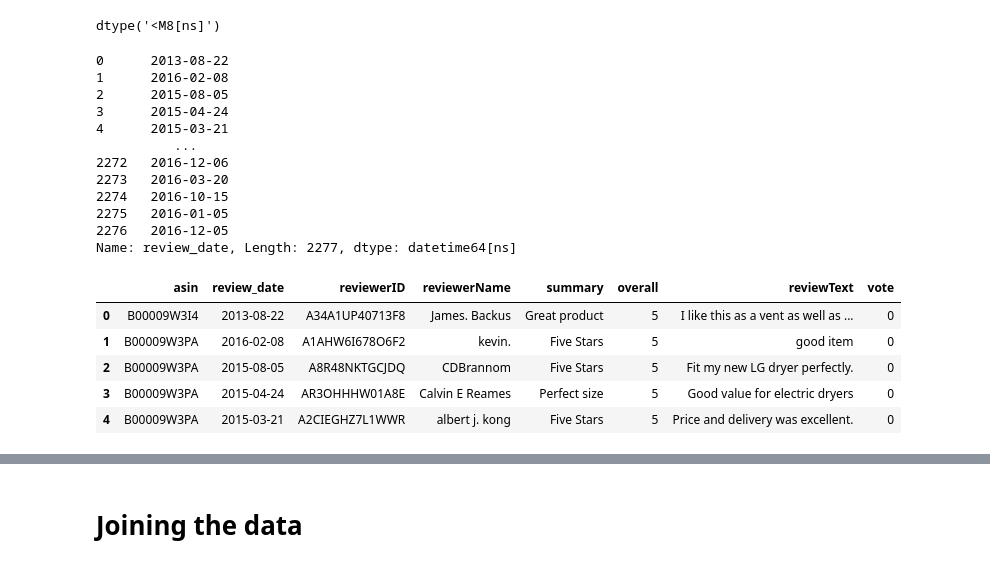
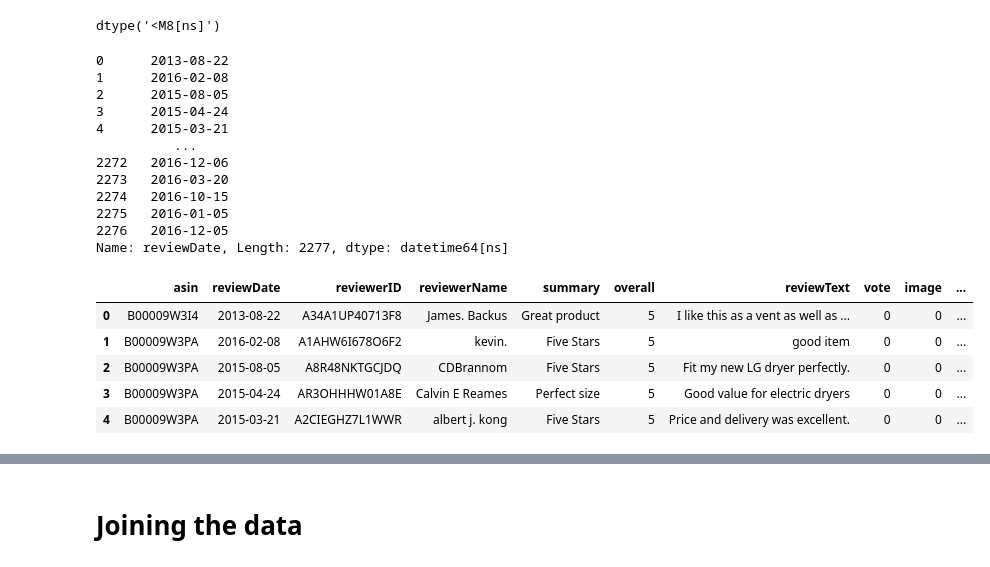
Before and after one commit to VianneyMI/amazon_fake_reviews, a Jupyter notebook: model_features/data_cleaning.ipynb, the cells around one changed output, grey strips where cells are left out. Drawn from its saved outputs; the diff is of its cells as text; code cells hidden in the pictures.

```diff
--- a/model_features/data_cleaning.ipynb
+++ b/model_features/data_cleaning.ipynb
@@ -135,0 +178,2 @@ df_appliances.head()
+# %%
+df_appliances['image']=df_appliances['image'].apply(lambda x: x[0] if isinstance(x,list) and x else 'N/A')
@@ -135,0 +195,4 @@ df_appliances.head()
+# %%
+#Convert image into a categorical indicating variable
+df_appliances['image']=df_appliances['image'].apply(lambda x: 1 if isinstance(x,str) and 'https' in x else 0)
+df_appliances.head()
@@ -138,7 +214,7 @@ df_appliances.head()
 df_appliances['vote']=df_appliances['vote'].fillna(0)
 df_appliances['vote']=df_appliances['vote'].apply(lambda x: x.replace(',','') if isinstance(x,str) else x)
 # %%
-df_appliances['review_date']=df_appliances['unixReviewTime'].apply(lambda x:datetime.datetime.utcfromtimestamp(x).strftime('%Y-%m-%d'))
+df_appliances['reviewDate']=df_appliances['unixReviewTime'].apply(lambda x:datetime.datetime.utcfromtimestamp(x).strftime('%Y-%m-%d'))
 # %%
 df_appliances.head()
 # %% [output]
@@ -149,12 +225,12 @@ df_appliances.head()
 | 3 | 5 | True | 04 24, 2015 | AR3OHHHW01A8E | B00009W3PA | {'Size:': ' 6-Foot'} | Calvin E Reames | Good value for electric dryers | Perfect size | ... |
 | 4 | 5 | True | 03 21, 2015 | A2CIEGHZ7L1WWR | B00009W3PA | {'Size:': ' 6-Foot'} | albert j. kong | Price and delivery was excellent. | Five Stars | ... |
 # %%
-df_appliances['review_date']=df_appliances['review_date'].astype('datetime64')
-df_appliances['review_date'].dtype
+df_appliances['reviewDate']=df_appliances['reviewDate'].astype('datetime64')
+df_appliances['reviewDate'].dtype
 # %% [output]
 dtype('<M8[ns]')
 # %%
-df_appliances['review_date']
+df_appliances['reviewDate']
 # %% [output]
 0      2013-08-22
 1      2016-02-08
@@ -167,16 +243,16 @@ df_appliances['review_date']
 2274   2016-10-15
 2275   2016-01-05
 2276   2016-12-05
-Name: review_date, Length: 2277, dtype: datetime64[ns]
+Name: reviewDate, Length: 2277, dtype: datetime64[ns]
 # %%
 #Filtering and reordering columns
 
-df_appliances=df_appliances[['asin','review_date','reviewerID','reviewerName','summary','overall','reviewText','vote']]
+df_appliances=df_appliances[['asin','reviewDate','reviewerID','reviewerName','summary','overall','reviewText','vote','image','verified']]
 df_appliances.head()
 # %% [output]
-|  | asin | review_date | reviewerID | reviewerName | summary | overall | reviewText | vote |
-| 0 | B00009W3I4 | 2013-08-22 | A34A1UP40713F8 | James. Backus | Great product | 5 | I like this as a vent as well as ... | 0 |
-| 1 | B00009W3PA | 2016-02-08 | A1AHW6I678O6F2 | kevin. | Five Stars | 5 | good item | 0 |
-| 2 | B00009W3PA | 2015-08-05 | A8R48NKTGCJDQ | CDBrannom | Five Stars | 5 | Fit my new LG dryer perfectly. | 0 |
-| 3 | B00009W3PA | 2015-04-24 | AR3OHHHW01A8E | Calvin E Reames | Perfect size | 5 | Good value for electric dryers | 0 |
-| 4 | B00009W3PA | 2015-03-21 | A2CIEGHZ7L1WWR | albert j. kong | Five Stars | 5 | Price and delivery was excellent. | 0 |
+|  | asin | reviewDate | reviewerID | reviewerName | summary | overall | reviewText | vote | image | ... |
+| 0 | B00009W3I4 | 2013-08-22 | A34A1UP40713F8 | James. Backus | Great product | 5 | I like this as a vent as well as ... | 0 | 0 | ... |
+| 1 | B00009W3PA | 2016-02-08 | A1AHW6I678O6F2 | kevin. | Five Stars | 5 | good item | 0 | 0 | ... |
+| 2 | B00009W3PA | 2015-08-05 | A8R48NKTGCJDQ | CDBrannom | Five Stars | 5 | Fit my new LG dryer perfectly. | 0 | 0 | ... |
+| 3 | B00009W3PA | 2015-04-24 | AR3OHHHW01A8E | Calvin E Reames | Perfect size | 5 | Good value for electric dryers | 0 | 0 | ... |
+| 4 | B00009W3PA | 2015-03-21 | A2CIEGHZ7L1WWR | albert j. kong | Five Stars | 5 | Price and delivery was excellent. | 0 | 0 | ... |
```
Also changed, not shown: parts of 33 cells of this notebook, 3 other files.
